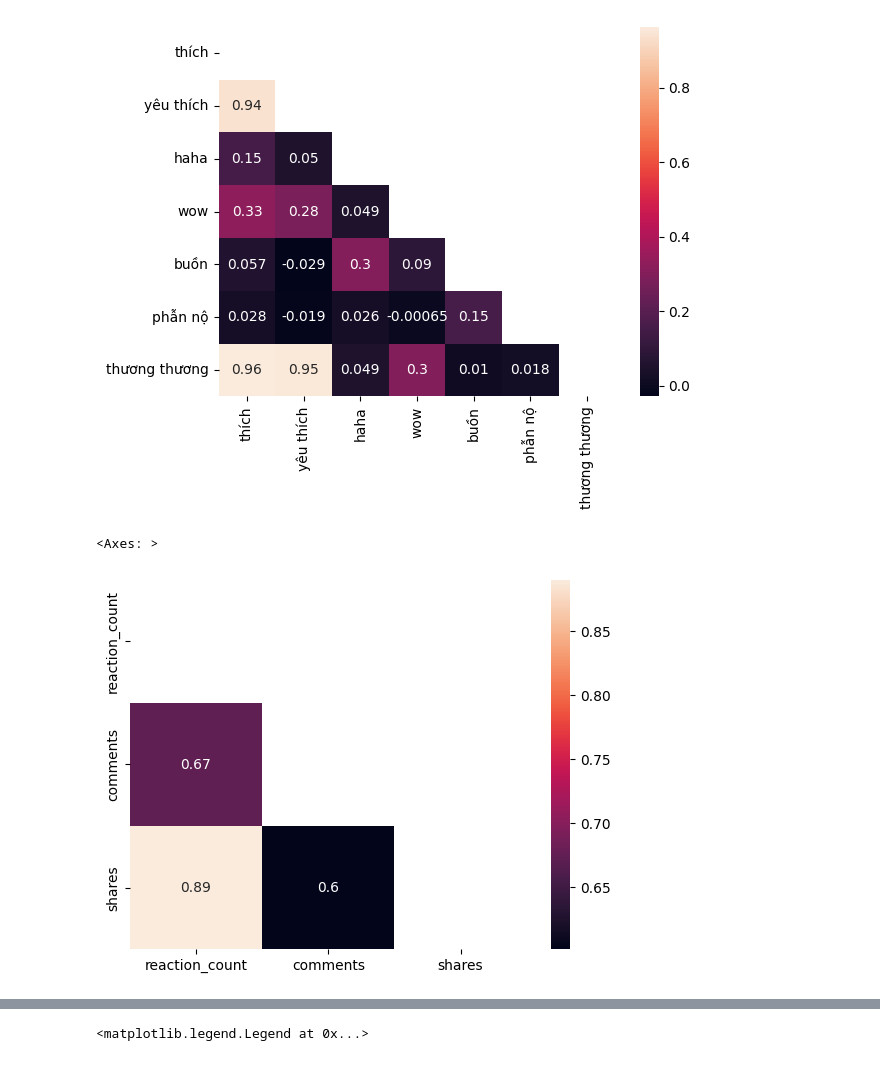
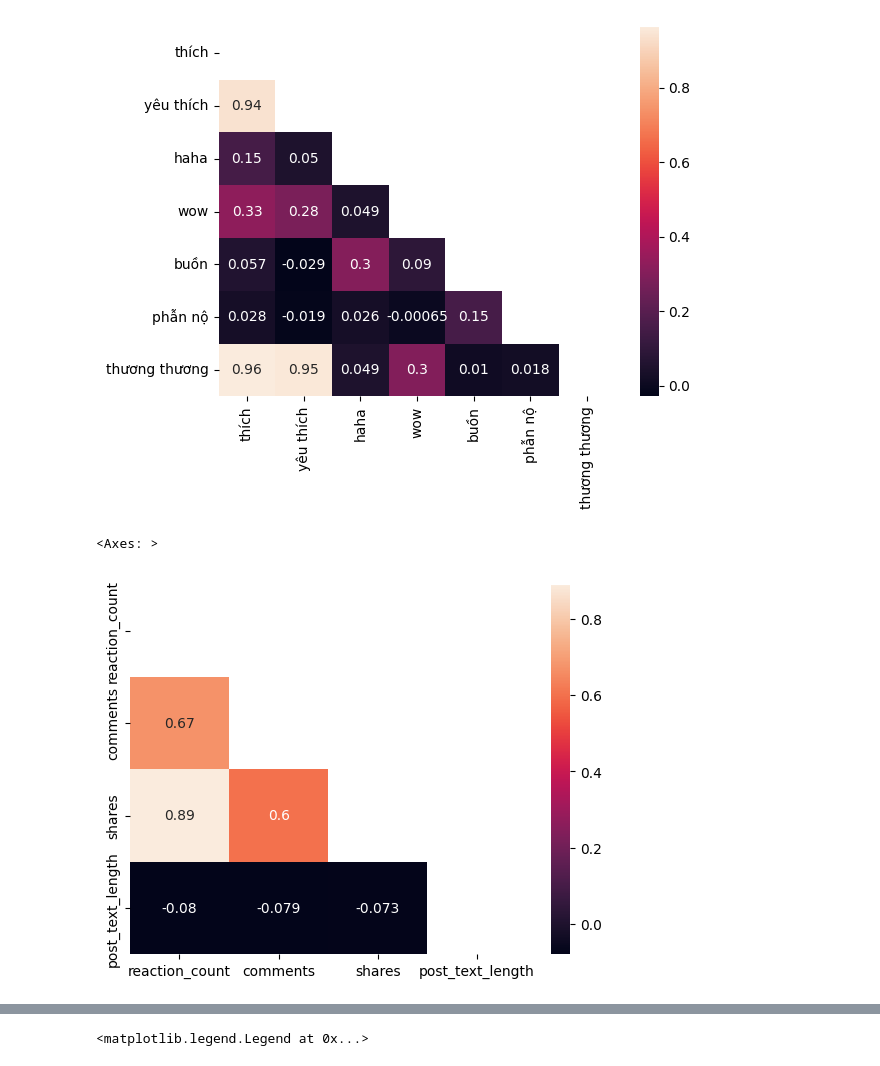
Before and after one commit to dphieu/final_project_python, a Jupyter notebook: Analyze_Data.ipynb, the cells around one changed output, grey strips where cells are left out. Drawn from its saved outputs; the diff is of its cells as text; code cells hidden in the pictures.

```diff
--- a/Analyze_Data.ipynb
+++ b/Analyze_Data.ipynb
@@ -112,3 +112,8 @@ just_react
 | 142 | 6220265584675545 | What's on the weekend plans in Mi... | 1488.0 | 1056.0 | 10.0 | 7.0 | 4.0 | 2.0 | 51.0 | 81 | ... |
 | 143 | 6219792901389480 | Put on your best garb and join Je... | 779.0 | 308.0 | 6.0 | 10.0 | 1.0 | 1.0 | 16.0 | 47 | ... |
 144 rows × 12 columns
+# %%
+# tạo cột lưu độ dài bài viết
+all_reactions['text'] = all_reactions['text'].astype(str)
+all_reactions['post_text_length'] = all_reactions['text'].apply(len)
+all_reactions['post_text_length'].head(10)
@@ -187,12 +204,12 @@ sns.heatmap(corr, mask=mask, annot=True)
 <Axes: >
 [figure]
 # %%
-corr = all_reactions[['reaction_count', 'comments', 'shares']].corr()
+corr = all_reactions[['reaction_count', 'comments', 'shares', 'post_text_length']].corr()
 mask = np.triu(np.ones_like(corr, dtype=bool))
 sns.heatmap(corr, mask=mask, annot=True)
 # %% [output]
 <Axes: >
-[figure, old version]
+[figure, new version]
 # %%
 plt.pie(all_reactions[['thích','yêu thích','haha','wow','buồn','phẫn nộ','thương thương']].sum(),
         labels=['thích','yêu thích','haha','wow','buồn','phẫn nộ','thương thương'],
```
Also changed, not shown: parts of 18 cells of this notebook.
